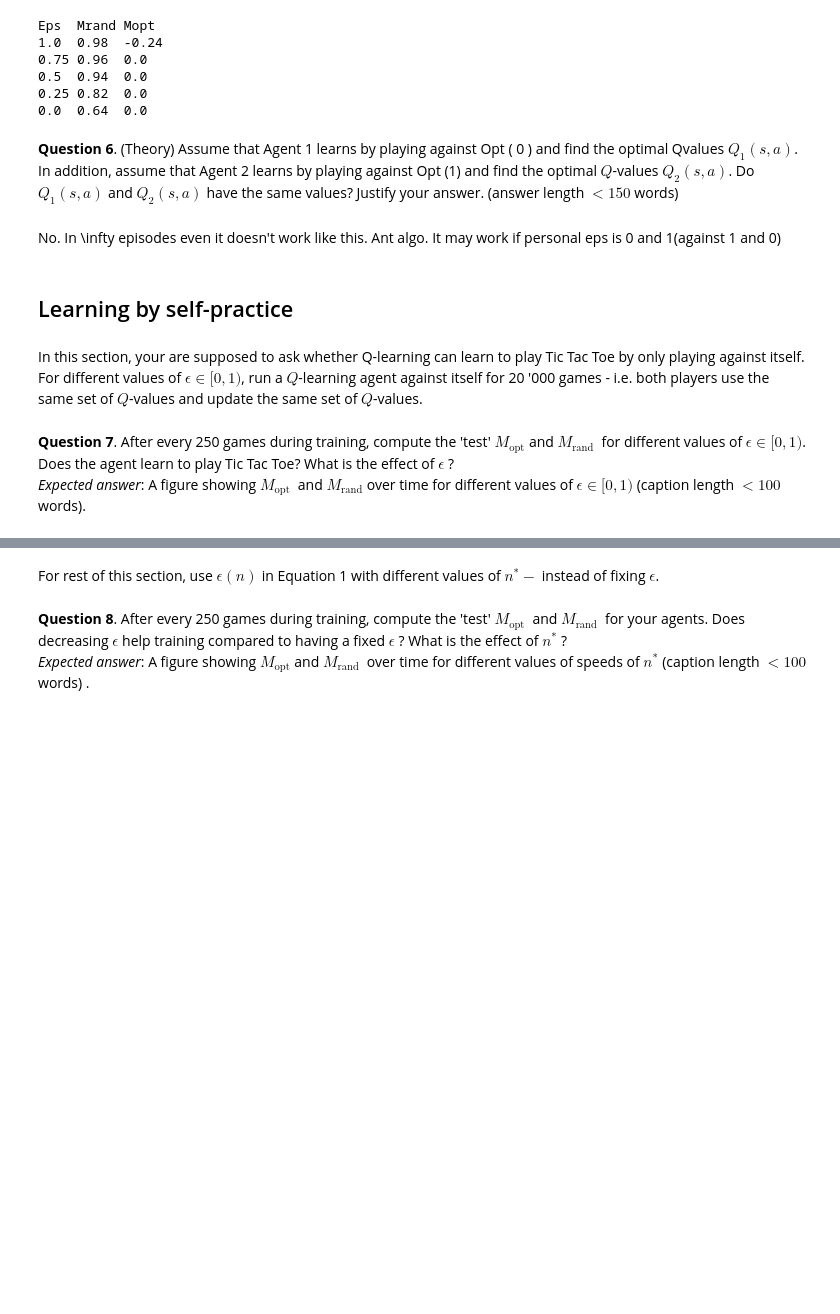
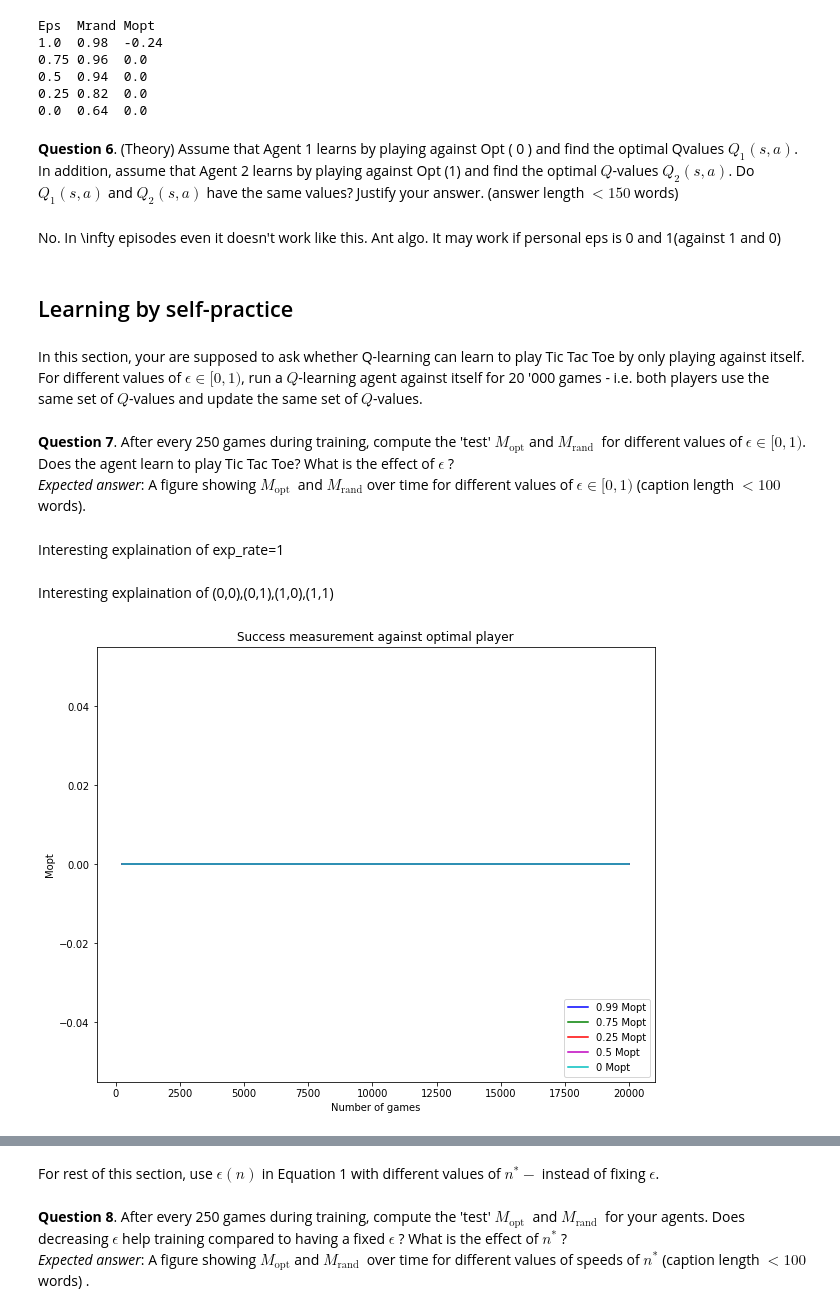
Before and after one commit to nov3o/tik-tok-toe, a Jupyter notebook: project.ipynb, the cells around one changed output, grey strips where cells are left out. Drawn from its saved outputs; the diff is of its cells as text; code cells hidden in the pictures; blank space fills up the shorter version.

```diff
--- a/project.ipynb
+++ b/project.ipynb
@@ -54,9 +58,6 @@ As our 1st algorithm, we use Q-Learning combined with $\epsilon$-greedy policy -
 
 Q-Learning has 3 hyper-parameters: learning rate $\alpha$, discount factor $\gamma$, and exploration level $\epsilon$. For convenience, we fix the learning rate at $\alpha=0.05$ and the discount factor at $\gamma=0.99$. We initialize all the $Q$-values at 0 ; if you are curious, you can explore the effect of $\alpha, \gamma$, and initial $Q$-values for yourself.
 # %%
-# Converts state [-1 1 0 0 1 -1 0 -1 0] to 021120101 and then to int from base 3
-st2int = lambda st: int(((st.flatten() + 1) * (3**np.arange(9))).sum())
-
 # https://xkcd.com/832/
 class Player:
     def __init__(self, learning_rate, decay_gamma, exp_rate):
@@ -103,7 +104,7 @@ class Player:
     def add_state(self, state):
         self.states.append(st2int(state))
 
-    def train(self, N, opponent_eps, exp_rate=None):
+    def train(self, N, opponent_eps, exp_rate=None, self_learning=False):
         exp_rate = exp_rate if exp_rate != None else self.exp_rate
         Turns = np.array(['X','O'])
         random.shuffle(Turns)
@@ -119,19 +120,21 @@ class Player:
             end = 0  # to run first iteration
             while not end:
                 if self.env.current_player == player_opt.player:
-                    move = player_opt.act(grid)
-                    grid, end, winner = self.env.step(move, print_grid=False)
+                    if self_learning:
+                        move = self.act(grid, Turns[0], opponent_eps)  # opponent_eps?
+                    else:
+                        move = player_opt.act(grid)
                 else:
                     move = self.act(grid, Turns[1], exp_rate)
-                    grid, end, winner = self.env.step(move, print_grid=False)
                     self.add_state(self.env.grid.flatten())
+                grid, end, winner = self.env.step(move, print_grid=False)
 
             reward = self.env.reward(Turns[1])
             total_reward += reward
             self.update_qtable(self.states, reward)
         return total_reward / N
 
-    def test(self, N, opponent_eps, exp_rate=None):
+    def test(self, N, opponent_eps, exp_rate=None, self_learning=False):
         exp_rate = exp_rate if exp_rate != None else self.exp_rate
         Turns = np.array(['X','O'])
         random.shuffle(Turns)
@@ -145,11 +148,13 @@ class Player:
             end = 0  # to run first iteration
             while not end:
                 if self.env.current_player == player_opt.player:
-                    move = player_opt.act(grid)
-                    grid, end, winner = self.env.step(move, print_grid=False)
+                    if self_learning:
+                        move = self.act(grid, Turns[0], opponent_eps)  # opponent_eps?
+                    else:
+                        move = player_opt.act(grid)
                 else:
                     move = self.act(grid, Turns[1], exp_rate)
-                    grid, end, winner = self.env.step(move, print_grid=False)
+                grid, end, winner = self.env.step(move, print_grid=False)
 
             reward = self.env.reward(Turns[1])
             total_reward += reward
@@ -443,3 +444,5 @@ In this section, your are supposed to ask whether Q-learning can learn to play T
 # %% [markdown]
 **Question 7**. After every 250 games during training, compute the 'test' $M_{\mathrm{opt}}$ and $M_{\text {rand }}$ for different values of $\epsilon \in[0,1)$. Does the agent learn to play Tic Tac Toe? What is the effect of $\epsilon$ ? \
 *Expected answer*: A figure showing $M_{\text {opt }}$ and $M_{\text {rand}}$ over time for different values of $\epsilon \in[0,1)$ (caption length $<100$ words).
+# %%
+epsilons = [0, 0.25, 0.5, 0.75, 0.99]
@@ -445,0 +484,19 @@ In this section, your are supposed to ask whether Q-learning can learn to play T
+# %%
+results = to_parallel(get_averages_self_learning, epsilons)
+# %% [markdown]
+Interesting explaination of exp_rate=1
+# %% [markdown]
+Interesting explaination of (0,0),(0,1),(1,0),(1,1)
+# %%
+x_train = (np.arange(len(results[n]['train']))+1)*250
+colors = 'bgrmc'
+for i, n in enumerate(results):
+    plt.plot(x_test, results[n]['mopt'], colors[i]+'-', label=f"{n} Mopt")
+
+plt.legend(loc="lower right")
+plt.title('Success measurement against optimal player')
+plt.xlabel("Number of games")
+plt.ylabel("Mopt")
+plt.show()
+# %% [output]
+[figure, added]
```
Also changed, not shown: parts of 20 cells of this notebook.
